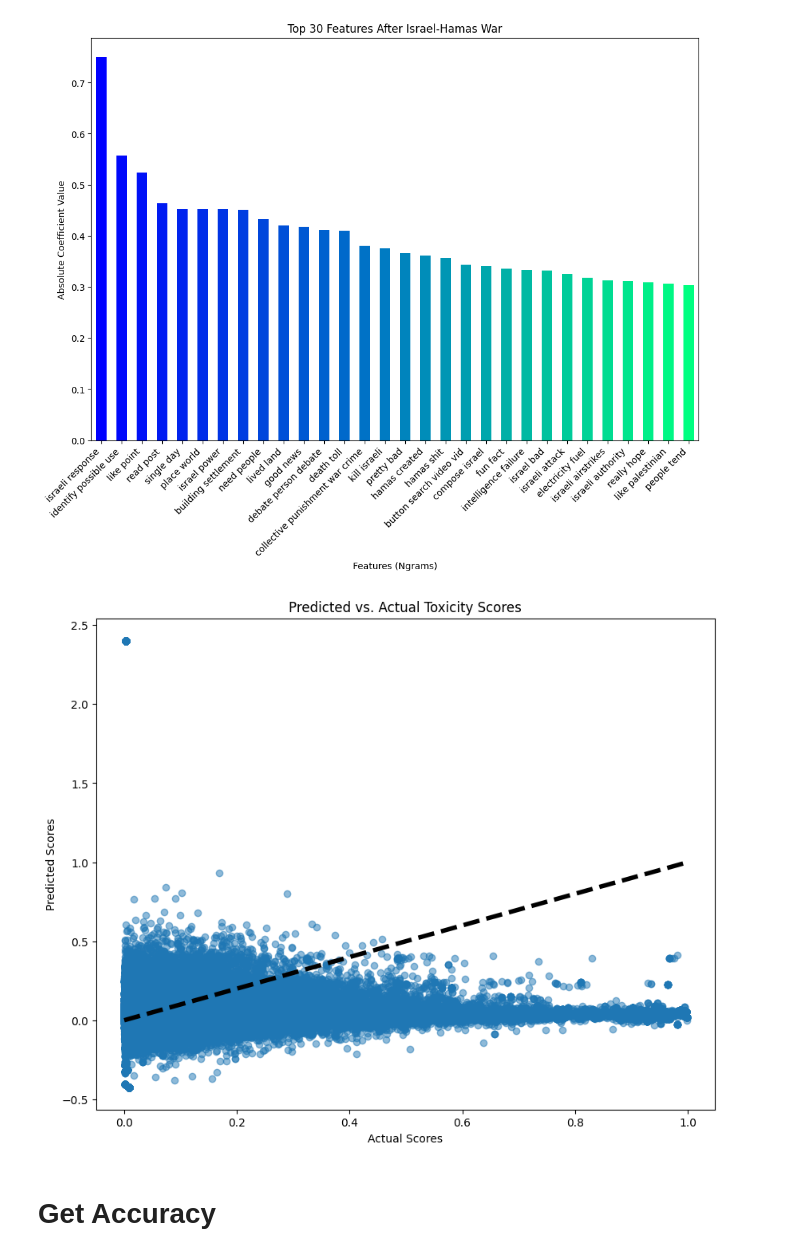
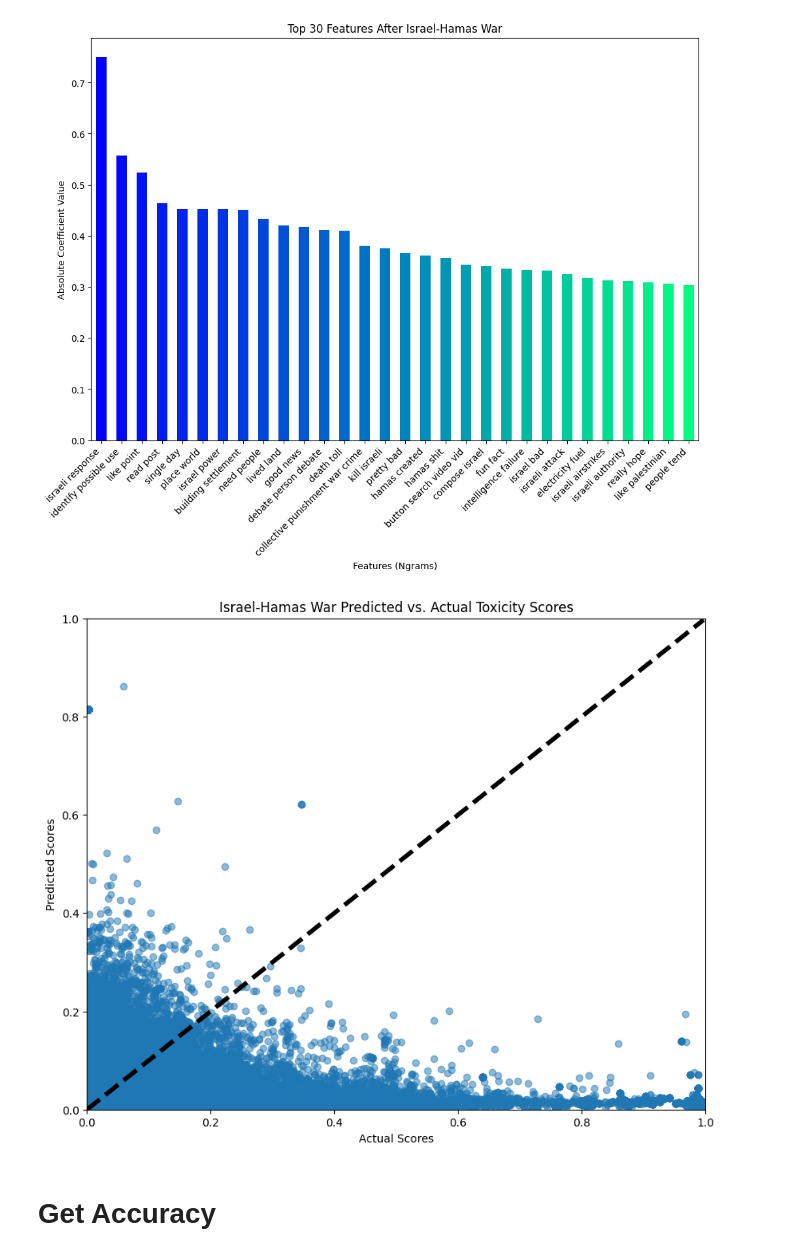
Before and after one commit to JordanMiner/Social_Media_and_Conflict, a Jupyter notebook: israel_gaza.ipynb, the cells around one changed output. Saved outputs shown, nothing was run; the diff lists cells and outputs as text; code cells hidden in the pictures.

```diff
--- a/israel_gaza.ipynb
+++ b/israel_gaza.ipynb
@@ -405,8 +410,8 @@ def create_ngram_tox_dict(ngrams, batch_size=100):
     return scores
 
 # Example usage
-before_war_ngrams = before_war_vect.get_feature_names_out()
-after_war_ngrams = war_and_after_vect.get_feature_names_out()
+before_war_ngrams = twitter_before_vect.get_feature_names_out()
+after_war_ngrams = reddit_after_vect.get_feature_names_out()
 
 before_war_tox_scores = create_ngram_tox_dict(before_war_ngrams)
 war_and_after_tox_scores = create_ngram_tox_dict(after_war_ngrams)
@@ -565,6 +591,18 @@ reddit_after_topic_ngrams_dict = get_topic_ngram_dict(reddit_after_doc_topic_dic
 reddit_after_topic_stats = calculate_toxicity_stats(reddit_after_topic_ngrams_dict, reddit_after_ngram_tox_dict)
 reddit_after_topic_stats = collections.OrderedDict(sorted(reddit_after_topic_stats.items()))
 reddit_after_topic_stats
+# %%
+with open('UNBIASED_reddit_after_ngram_doc_dict.pkl', 'wb') as f:
+     pickle.dump(reddit_after_ngram_doc_dict, f)
+
+with open('UNBIASED_reddit_after_doc_topic_dict.pkl', 'wb') as f:
+     pickle.dump(reddit_after_doc_topic_dict, f)
+
+with open('UNBIASED_reddit_after_topic_ngrams_dict.pkl', 'wb') as f:
+     pickle.dump(reddit_after_topic_ngrams_dict, f)
+
+with open('UNBIASED_reddit_after_topic_stats.pkl', 'wb') as f:
+     pickle.dump(reddit_after_topic_stats, f)
 # %%
 fig, axs = plt.subplots(2, 2, figsize=(16, 10))
 
@@ -690,9 +722,9 @@ with open('twitter_before_tfidf.pkl', 'rb') as f:
 with open('reddit_after_tfidf.pkl', 'rb') as f:
     reddit_after_tfidf = pickle.load(f)
 
-with open('twitter_before_ngram_tox_dict.pkl', 'rb') as f:
+with open('UNBIASED_twitter_before_ngram_tox_dict.pkl', 'rb') as f:
     twitter_before_ngram_tox_dict = pickle.load(f)
-with open('reddit_after_ngram_tox_dict.pkl', 'rb') as f:
+with open('UNBIASED_reddit_after_ngram_tox_dict.pkl', 'rb') as f:
     reddit_after_ngram_tox_dict = pickle.load(f)
 
 
@@ -700,13 +732,11 @@ with open('twitter_before_topic_matrix.pkl', 'rb') as f:
     twitter_before_topic_matrix = pickle.load(f)
 
 
-with open('reddit_after_doc_topic_dict.pkl', 'rb') as f:
-    reddit_after_doc_topic_dict = pickle.load(f)
 
-with open('twitter_before_doc_toxicity_scores.pkl', 'rb') as f:
+with open('UNBIASED_twitter_before_doc_toxicity_scores.pkl', 'rb') as f:
     twitter_before_doc_toxicity_scores = pickle.load(f)
 
-with open('reddit_after_doc_toxicity_scores.pkl', 'rb') as f:
+with open('UNBIASED_reddit_after_doc_toxicity_scores.pkl', 'rb') as f:
     reddit_after_doc_toxicity_scores = pickle.load(f)
 
 
@@ -738,10 +768,11 @@ y_train = twitter_before_doc_toxicity_scores
 x_test = reddit_after_tfidf
 
 scaler = MaxAbsScaler()
+# scaler = RobustScaler(with_centering = False)
 x_train = scaler.fit_transform(x_train)
 x_test = scaler.fit_transform(x_test)
 
 model = LinearRegression()
 model.fit(x_train, y_train)
 
-predicted_tox_scores = model.predict(x_test
+predicted_tox_scores = model.predict(x_test)
@@ -819,15 +831,20 @@ plt.show()
 [figure]
 [figure]
 # %%
+#take
+
 plt.figure(figsize=(10, 8))
 plt.scatter(reddit_after_doc_toxicity_scores, predicted_tox_scores, alpha=0.5)
-plt.title('Predicted vs. Actual Toxicity Scores')
+plt.title('Israel-Hamas War Predicted vs. Actual Toxicity Scores')
 plt.xlabel('Actual Scores')
 plt.ylabel('Predicted Scores')
+plt.ylim(0, 1)
+plt.xlim(0, 1)
+
 plt.plot([reddit_after_doc_toxicity_scores.min(), reddit_after_doc_toxicity_scores.max()], [reddit_after_doc_toxicity_scores.min(), reddit_after_doc_toxicity_scores.max()], 'k--', lw=4)
 plt.show()
 # %% [output]
-[figure, old version]
+[figure, new version]
 # %% [markdown]
 # Get Accuracy
 # %%
```
Also changed, not shown: parts of 15 cells of this notebook, 1 other file.
